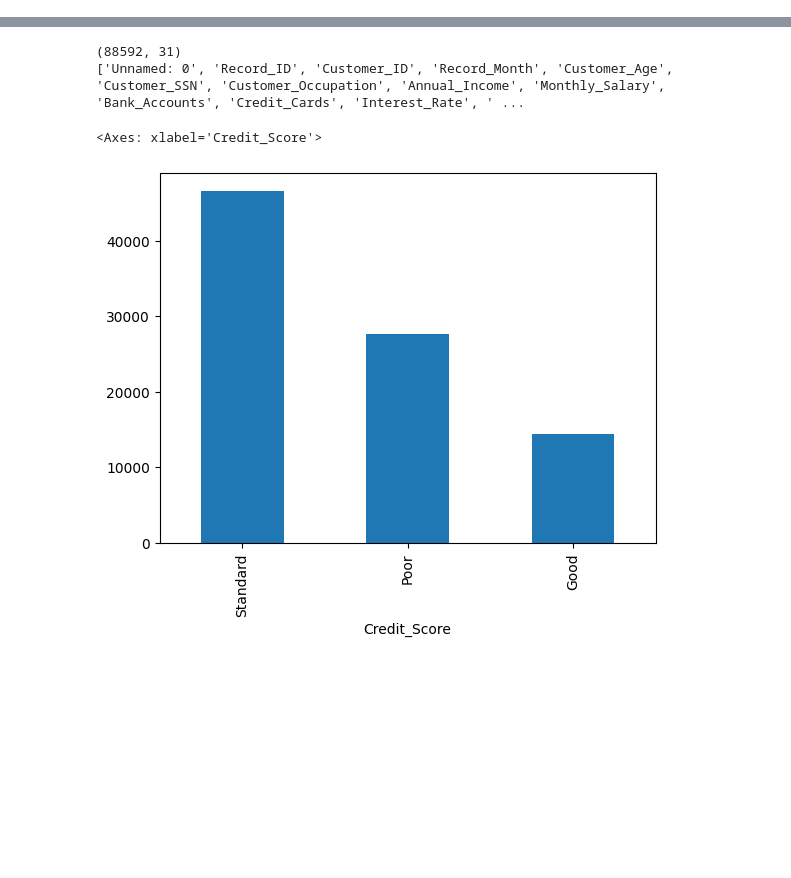
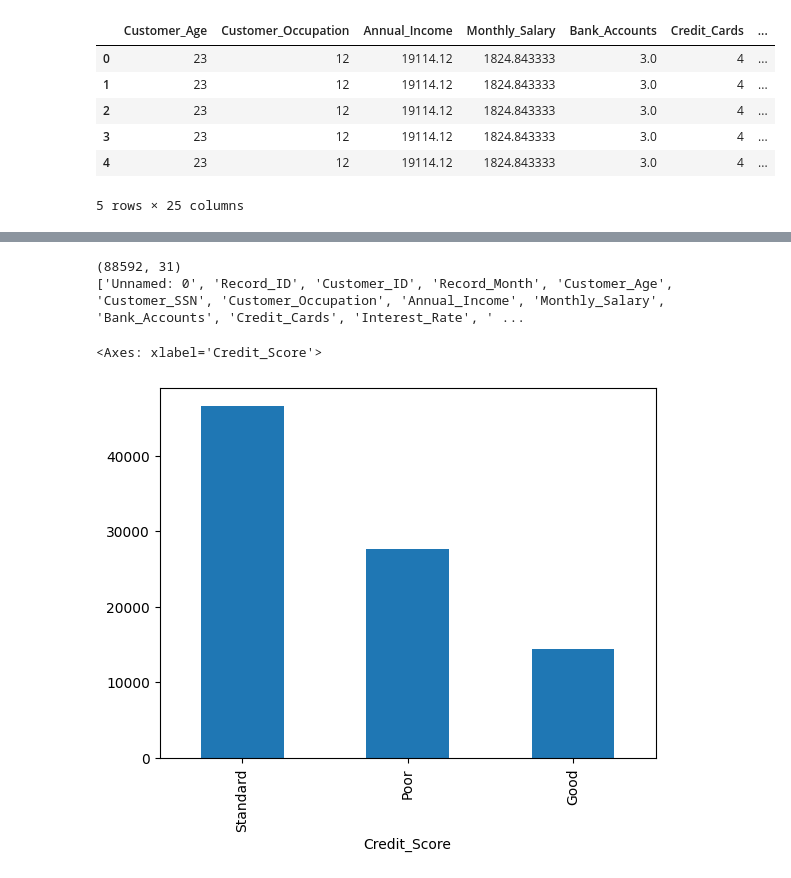
Before and after one commit to daningw/COMP5310, a Jupyter notebook: COMP5310_Assignment_2.ipynb, the cells around one changed output, grey strips where cells are left out. Cells and saved outputs as stored; diff of their text form; code cells hidden in the pictures; blank space fills up the shorter version.

```diff
--- a/COMP5310_Assignment_2.ipynb
+++ b/COMP5310_Assignment_2.ipynb
@@ -16,0 +69,23 @@ df2 = pd.read_csv('mlia0425_A1_CleanDataset.csv')
+# %%
+from sklearn.preprocessing import LabelEncoder
+
+# Dropping irrelevant columns
+dataset_cleaned = dataset.drop(columns=['Unnamed: 0', 'Record_ID', 'Customer_ID', 'Customer_SSN', 'Record_Month', 'Credit_History_Age'])
+
+# Encoding categorical columns using LabelEncoder
+label_encoder = LabelEncoder()
+categorical_columns = ['Customer_Occupation', 'Credit_Mix', 'Min_Amount_Payment', 'Payment_Behavior', 'Credit_Score']
+
+for col in categorical_columns:
+    dataset_cleaned[col] = label_encoder.fit_transform(dataset_cleaned[col])
+
+# Checking the cleaned and encoded dataset
+dataset_cleaned.head()
+# %% [output]
+|  | Customer_Age | Customer_Occupation | Annual_Income | Monthly_Salary | Bank_Accounts | Credit_Cards | ... |
+| 0 | 23 | 12 | 19114.12 | 1824.843333 | 3.0 | 4 | ... |
+| 1 | 23 | 12 | 19114.12 | 1824.843333 | 3.0 | 4 | ... |
+| 2 | 23 | 12 | 19114.12 | 1824.843333 | 3.0 | 4 | ... |
+| 3 | 23 | 12 | 19114.12 | 1824.843333 | 3.0 | 4 | ... |
+| 4 | 23 | 12 | 19114.12 | 1824.843333 | 3.0 | 4 | ... |
+5 rows × 25 columns
```
Also changed, not shown: parts of 20 cells of this notebook.
